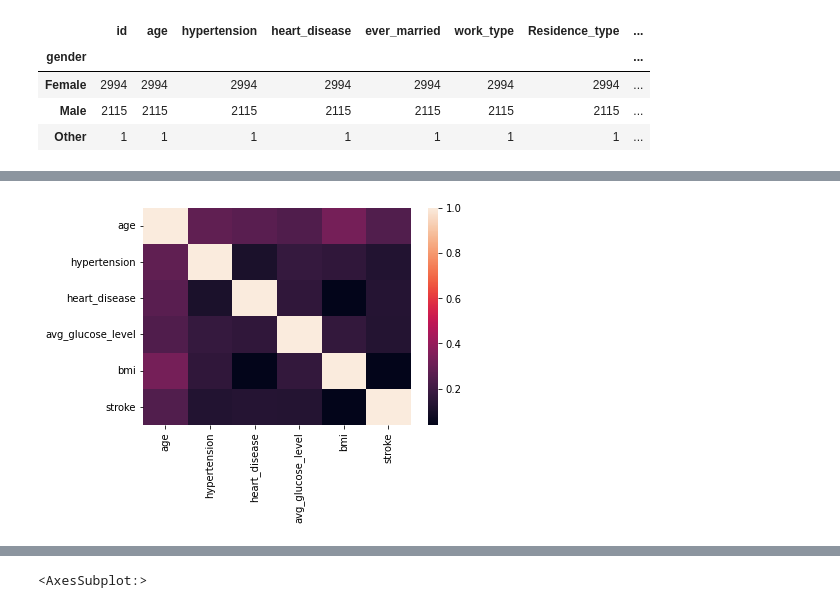
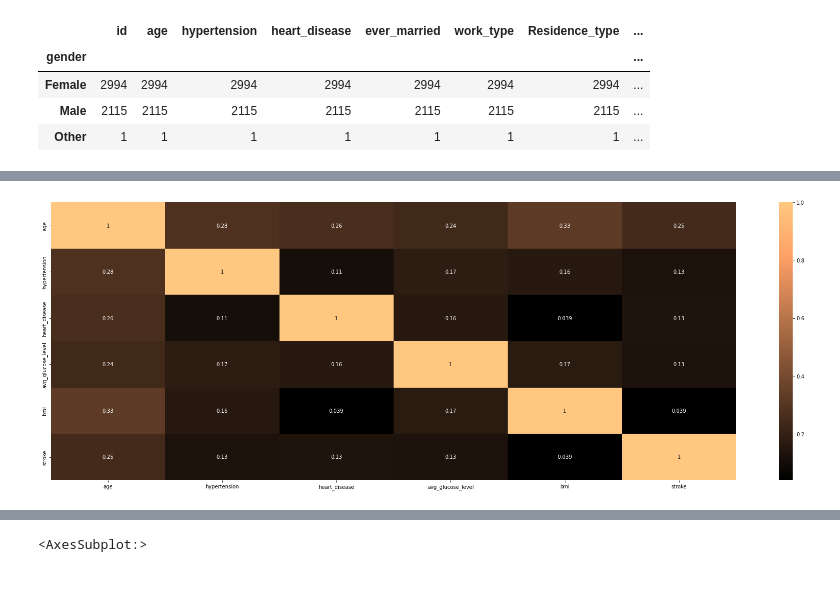
Before and after one commit to Requiem98/FDS-FinalProject, a Jupyter notebook: main.ipynb, the cells around one changed output, grey strips where cells are left out. Saved outputs shown, nothing was run; the diff lists cells and outputs as text; code cells hidden in the pictures.

```diff
--- a/main.ipynb
+++ b/main.ipynb
@@ -124,4 +204,5 @@ ax[1][4].set_title("smoking_status");
 # %%
-sns.heatmap(dataset[dataset.columns[1:]].corr());
+plt.figure(figsize=(30,10))
+sns.heatmap(dataset[dataset.columns[1:]].corr(), cmap= "copper", annot=True);
 # %% [output]
-[figure, old version]
+[figure, new version]
```
Also changed, not shown: parts of 43 cells of this notebook, 4 other files.
